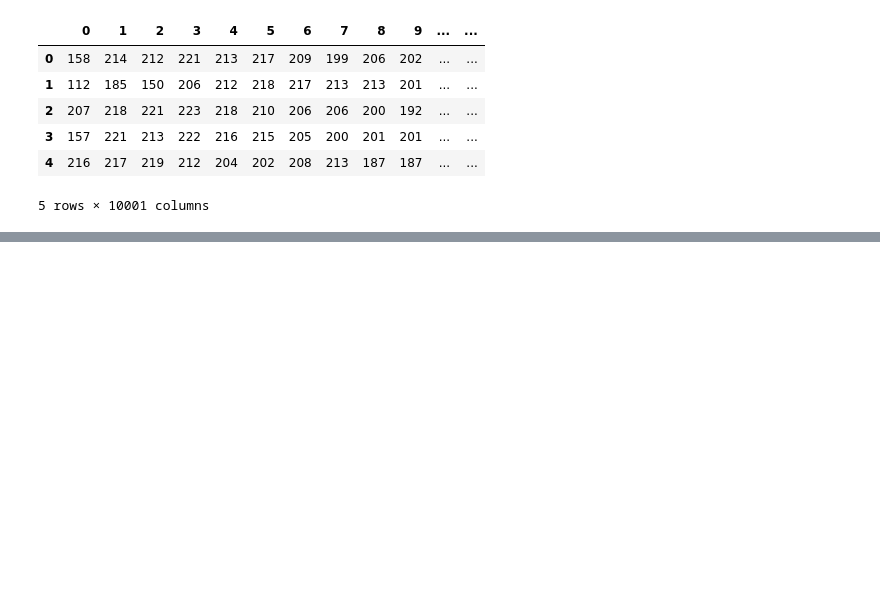
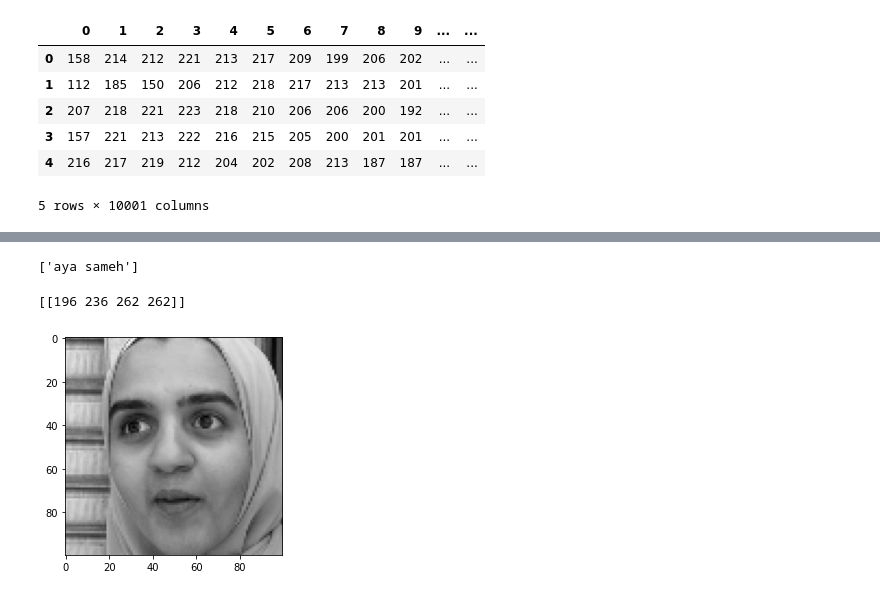
Before and after one commit to alaayasser01/Face-Recognition-System, a Jupyter notebook: recognition_model.ipynb, the cells around one changed output, grey strips where cells are left out. Drawn from its saved outputs; the diff is of its cells as text; code cells hidden in the pictures; blank space fills up the shorter version.

```diff
--- a/recognition_model.ipynb
+++ b/recognition_model.ipynb
@@ -139,0 +201,19 @@ You can try to debug the error by setting error_score='raise'.
+# %%
+predictor("test/IMG-20230515-WA0048.jpg", mean_face, eigvecs)
+# %% [output]
+['aya sameh']
+# %%
+gray_img = cv2.imread("test/IMG-20230515-WA0048.jpg",0)
+face = face_detection(gray_img)
+print(face)
+counter = 0
+for (x, y, w, h) in face:
+    face_img = gray_img[y:y+h, x:x+w]
+    face_img = cv2.resize(face_img, (100,100))
+    plt.imshow(face_img, cmap="gray")
+    counter+=1
+    if counter == 2 :
+        break
+# %% [output]
+[[196 236 262 262]]
+[figure, added]
```
Also changed, not shown: parts of 13 cells of this notebook, 26 other files.
